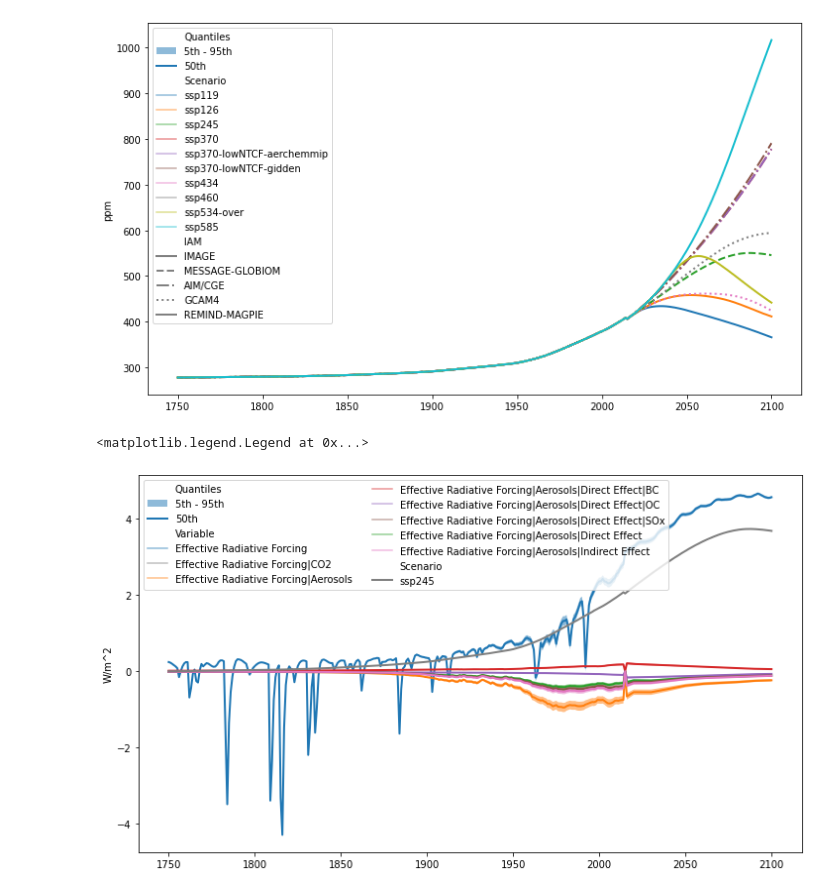
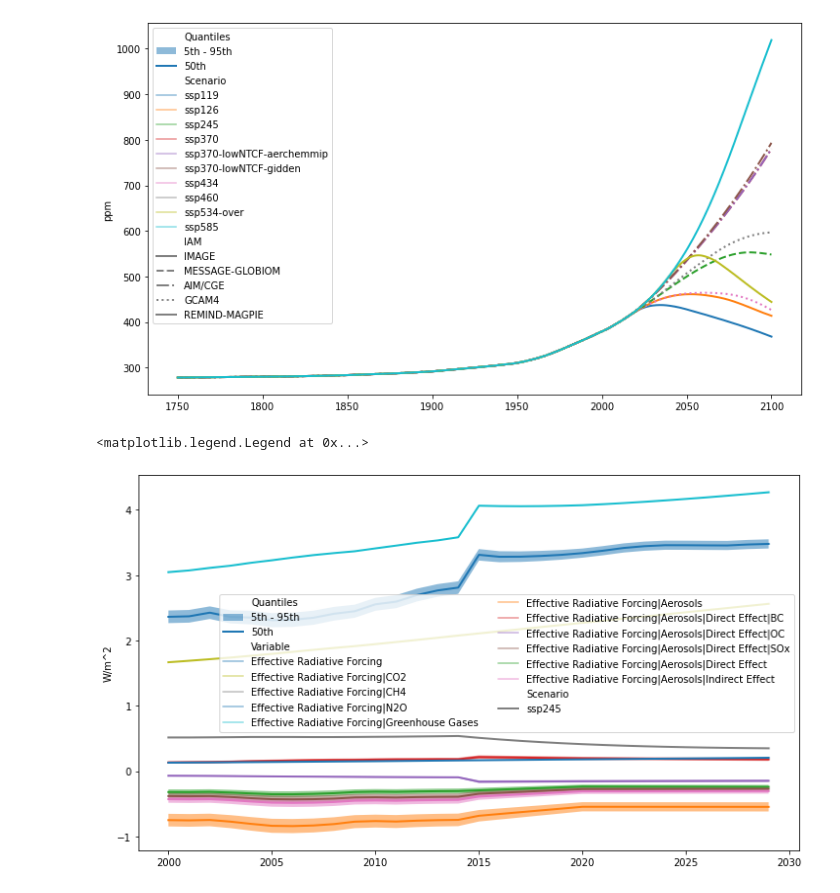
Before and after one commit to openscm/openscm-runner, a Jupyter notebook: notebooks/run-ciceroscm.ipynb, the cells around one changed output. Drawn from its saved outputs; the diff is of its cells as text; code cells hidden in the pictures.

```diff
--- a/notebooks/run-ciceroscm.ipynb
+++ b/notebooks/run-ciceroscm.ipynb
@@ -106,6 +115,9 @@ res = run(
         "Atmospheric Concentrations|CO2",
         "Effective Radiative Forcing",
         "Effective Radiative Forcing|CO2",
+        "Effective Radiative Forcing|CH4",
+        "Effective Radiative Forcing|N2O",
+        "Effective Radiative Forcing|Greenhouse Gases",
         "Effective Radiative Forcing|Aerosols",
         "Effective Radiative Forcing|Aerosols|Direct Effect|BC",
         "Effective Radiative Forcing|Aerosols|Direct Effect|OC",
@@ -188,19 +220,21 @@ res.filter(variable="Atmospheric Concentrations|CO2").plumeplot(
 # %%
 # NBVAL_IGNORE_OUTPUT
 ax = plt.figure(figsize=(12, 7)).add_subplot(111)
 ax, legend_items = res.filter(
-    variable="Effective Radiative Forcing*", scenario="ssp245"
+    variable="Effective Radiative Forcing*",
+    scenario="ssp245",
+    year=range(2000, 2030),
 ).plumeplot(
     quantiles_plumes=[((0.05, 0.95), 0.5), ((0.5,), 1.0)],
     quantile_over="run_id",
     hue_var="variable",
     hue_label="Variable",
     style_var="scenario",
     style_label="Scenario",
     ax=ax,
     time_axis="year",
 )
-ax.legend(handles=legend_items, ncol=2, loc="upper left")
+ax.legend(handles=legend_items, ncol=2, loc="center right")
 # %% [output]
 <matplotlib.legend.Legend at 0x...>
-[figure, old version]
+[figure, new version]
```
Also changed, not shown: parts of 6 cells of this notebook.
